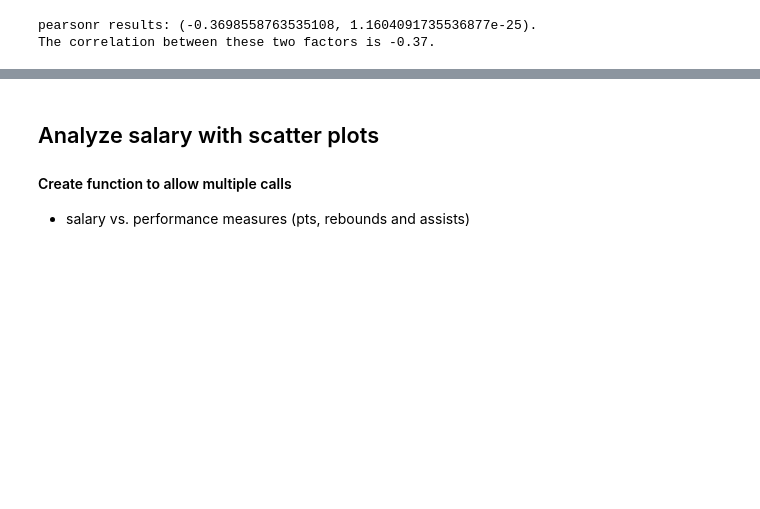
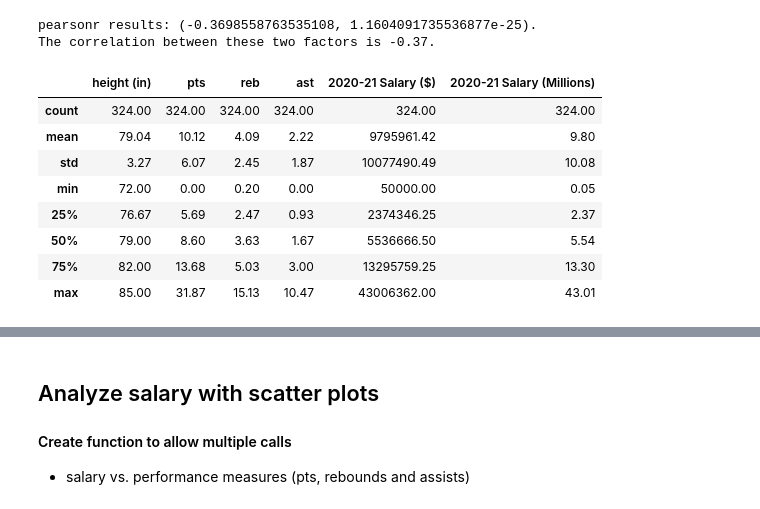
Before and after one commit to ic17rey/butler-groupA-project1, a Jupyter notebook: nba_height_project_analysis.ipynb, the cells around one changed output, grey strips where cells are left out. Drawn from its saved outputs; the diff is of its cells as text; code cells hidden in the pictures; blank space fills up the shorter version.

```diff
--- a/nba_height_project_analysis.ipynb
+++ b/nba_height_project_analysis.ipynb
@@ -655,6 +666,18 @@ The correlation between these two factors is -0.37.
 ht_vs_ast_lin_reg_output_image = os.path.join("Output_files", "Ht_vs_ast_lin.png")
 plt.savefig(ht_vs_ast_lin_reg_output_image)
 plt.show()
+# %%
+nba_stats_with_salary_df.describe()
+# %% [output]
+|  | height (in) | pts | reb | ast | 2020-21 Salary ($) | 2020-21 Salary (Millions) |
+| count | 324.00 | 324.00 | 324.00 | 324.00 | 324.00 | 324.00 |
+| mean | 79.04 | 10.12 | 4.09 | 2.22 | 9795961.42 | 9.80 |
+| std | 3.27 | 6.07 | 2.45 | 1.87 | 10077490.49 | 10.08 |
+| min | 72.00 | 0.00 | 0.20 | 0.00 | 50000.00 | 0.05 |
+| 25% | 76.67 | 5.69 | 2.47 | 0.93 | 2374346.25 | 2.37 |
+| 50% | 79.00 | 8.60 | 3.63 | 1.67 | 5536666.50 | 5.54 |
+| 75% | 82.00 | 13.68 | 5.03 | 3.00 | 13295759.25 | 13.30 |
+| max | 85.00 | 31.87 | 15.13 | 10.47 | 43006362.00 | 43.01 |
 # %%
 # For Height v. salary plot and linear regression
 def salary_show_scatter(x_col, y_col):
```
Also changed, not shown: parts of 15 cells of this notebook, 6 other files.
